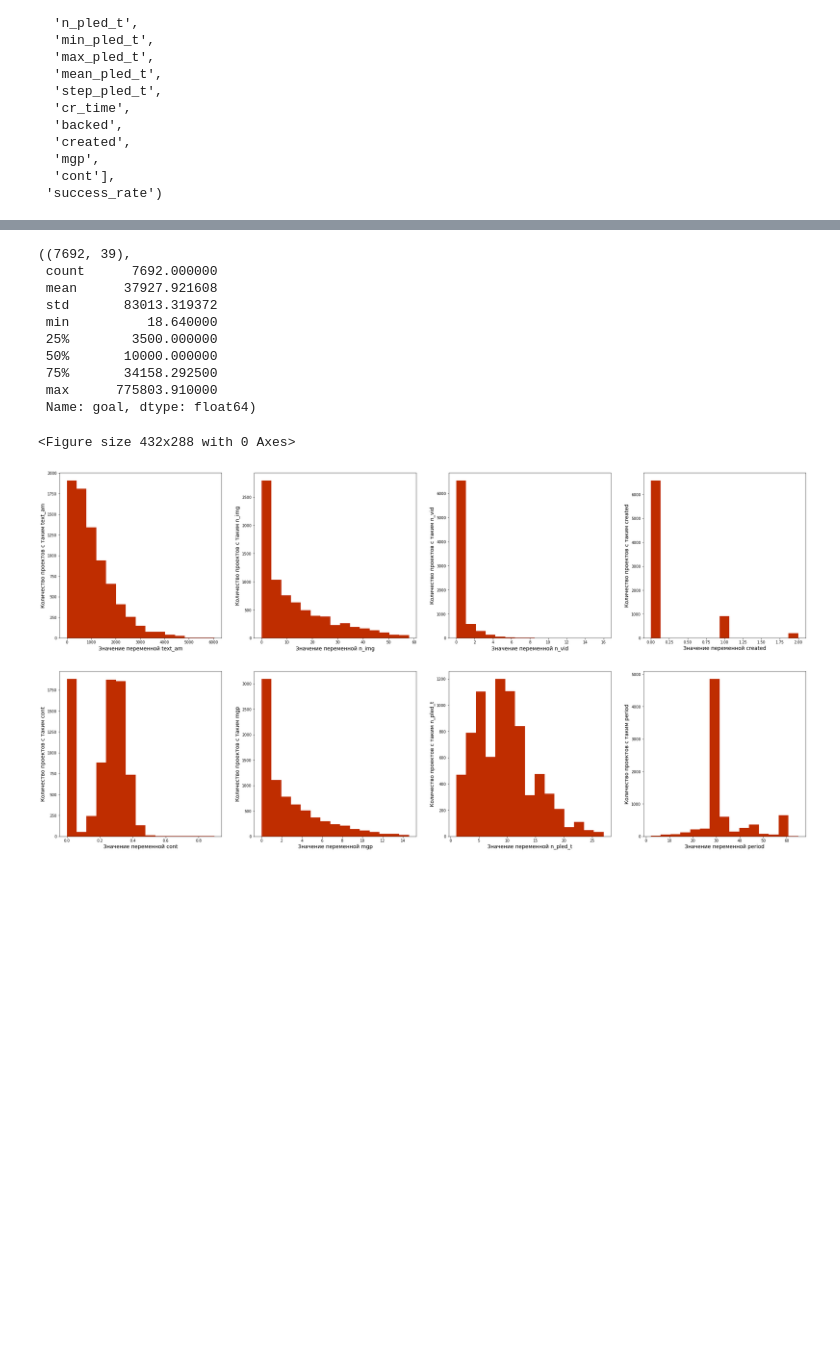
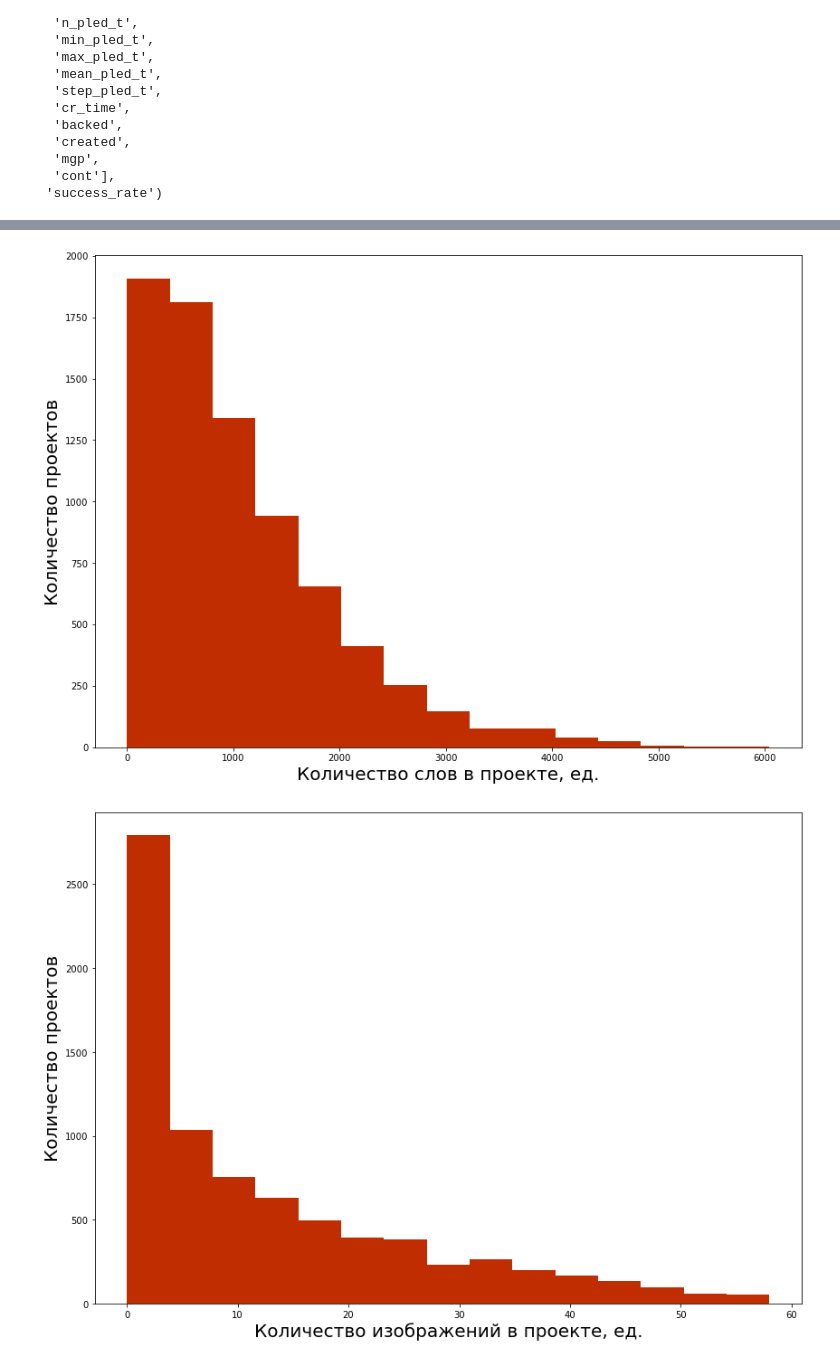
Before and after one commit to Yue2u/DANO-olympiade, a Jupyter notebook: Result.ipynb, the cells around one changed output, grey strips where cells are left out. Drawn from its saved outputs; the diff is of its cells as text; code cells hidden in the pictures; blank space fills up the shorter version.

```diff
--- a/Result.ipynb
+++ b/Result.ipynb
@@ -92,7 +92,7 @@ binary_columns = ['rpg',
   'quest',
   'adventure',
   'is_site']
-futures = ['text_am', 'n_img', 'n_vid', 'created', 'cont', 'mgp', 'n_pled_t']
+futures = ['text_am', 'n_img', 'n_vid', 'cont', 'mgp', 'n_pled_t']
 target_column = 'success_rate'
 numeric_columns, target_column
 # %% [output]
@@ -122,20 +122,13 @@ def draw_boxplots(df, numeric_columns):
                 return
             axes[i, j].boxplot(df[numeric_columns[4 * i + j]], labels=[numeric_columns[4 * i + j]])
 # %%
-def draw_hist(df, features, bar_type=None, n_bins=10):
+def draw_hist(df, features, var_labels, bar_type=None, n_bins=10):
     bar_type = 'bar' if bar_type == None else bar_type
-    rows = 2
-    cols = 4
-    plt.subplots_adjust(wspace=0.6, hspace=0.3)
-    fig, axes = plt.subplots(rows, cols, figsize=(36, 18))
-    for i in range(rows):
-        for j in range(cols):
-            if cols * i + j == len(features):
-                return
-
-            axes[i, j].hist(df[features[4 * i + j]], histtype=bar_type, bins=n_bins, color='#BF2D00')
-            axes[i, j].set_xlabel(f'Значение переменной {features[4 * i + j]}', size=14)
-            axes[i, j].set_ylabel(f'Количество проектов с таким {features[4 * i + j]}', size=14)
+    for col in features:
+        plt.figure(figsize=(14, 10))
+        plt.hist(df[col], histtype=bar_type, bins=n_bins, color='#BF2D00')
+        plt.xlabel(var_labels[col], size=20)
+        plt.ylabel(f'Количество проектов', size=20)
 # %%
 def draw_scatter(df, col):
     plt.figure(figsize=(14, 10))
@@ -194,16 +185,12 @@ for col in futures:
 # %%
-draw_hist(df, futures + ['period'], n_bins=15)
-df.shape, df['goal'].describe()
+draw_hist(df, futures, {
+    'n_img': 'Количество изображений в проекте, ед.',
+    'n_vid': 'Количество видео в проекте, ед.',
+    'n_pled_t': 'Количество видов награждаемых пожертвований в проекте, ед.',
+    'cont': 'Средний контраст изображений в проекте изображений, усл. ед.',
+    'mgp': 'Количество мегапикселей в проекте, ед.',
+    'text_am': 'Количество слов в проекте, ед.',
+    'period': 'Длительность периода сбора средств, дн.'}, n_bins=15)
 # %% [output]
-((7692, 39),
- count      7692.000000
- mean      37927.921608
- std       83013.319372
- min          18.640000
- 25%        3500.000000
- 50%       10000.000000
- 75%       34158.292500
- max      775803.910000
- Name: goal, dtype: float64)
-<Figure size 432x288 with 0 Axes>
-[figure, old version]
+[figure, new version]
+[figure, added]
```
Also changed, not shown: parts of 38 cells of this notebook.
